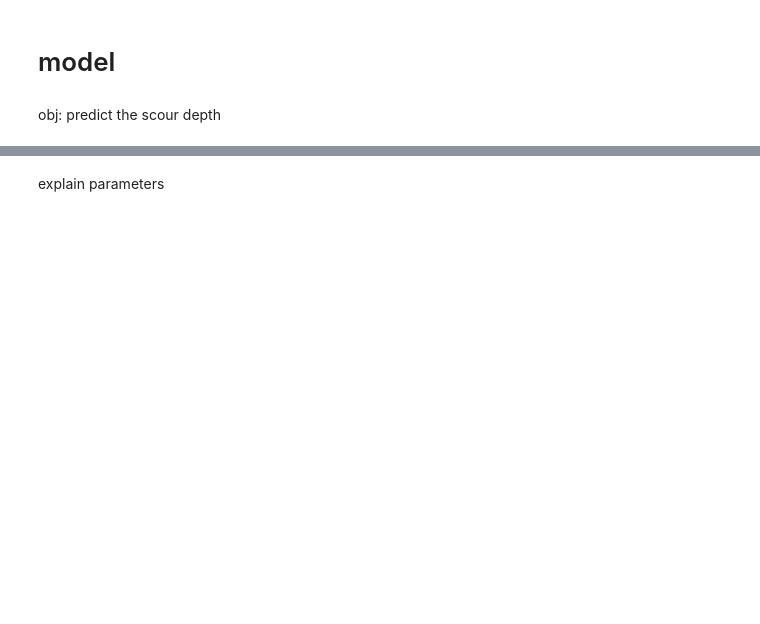
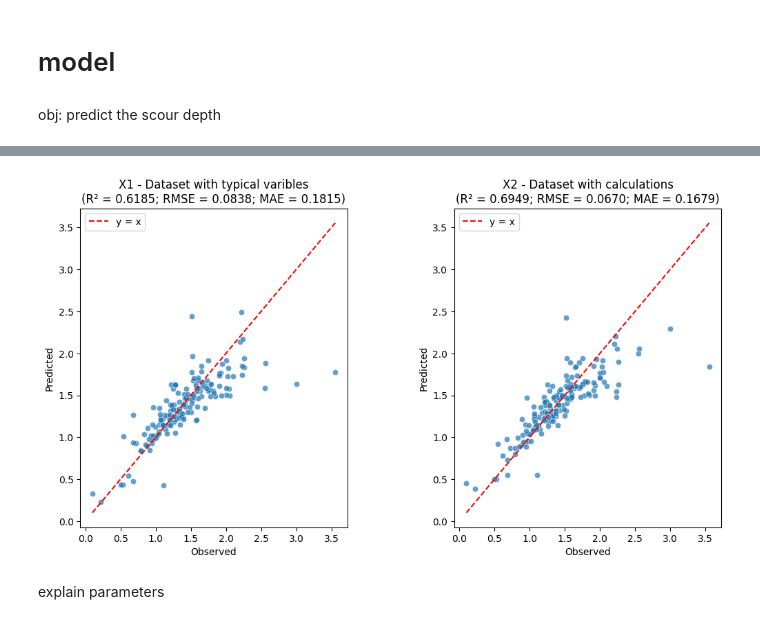
Before and after one commit to vsaengerderache/scour_ai, a Jupyter notebook: scour_ai_main.ipynb, the cells around one changed output, grey strips where cells are left out. Saved outputs shown, nothing was run; the diff lists cells and outputs as text; code cells hidden in the pictures; blank space fills up the shorter version.

```diff
--- a/scour_ai_main.ipynb
+++ b/scour_ai_main.ipynb
@@ -928,0 +989,20 @@ Test : X (170, 48) y (170,)
+# %%
+from sklearn.model_selection import train_test_split
+
+# split data into training and testing sets using indices
+train_idx, test_idx = train_test_split(df_cal.index, test_size=0.4, random_state=42)
+
+# apply the same split to both datasets
+X1_train, X1_test = X1.loc[train_idx], X1.loc[test_idx]
+X2_train, X2_test = X2.loc[train_idx], X2.loc[test_idx]
+y_train, y_test = y.loc[train_idx], y.loc[test_idx]
+
+# convert to numpy arrays if needed
+X1_train_np, X1_test_np = X1_train.to_numpy(), X1_test.to_numpy()
+X2_train_np, X2_test_np = X2_train.to_numpy(), X2_test.to_numpy()
+y_train_np, y_test_np = y_train.to_numpy(), y_test.to_numpy()
+
+# print shapes to verify
+print(f"X1_train shape: {X1_train.shape}, X1_test shape: {X1_test.shape}")
+print(f"X2_train shape: {X2_train.shape}, X2_test shape: {X2_test.shape}")
+print(f"y_train shape: {y_train.shape}, y_test shape: {y_test.shape}")
@@ -929,2 +1082,23 @@ Test : X (170, 48) y (170,)
+# %%
+# @title evaluate model
+def plot_results(ax, y_test, y_pred, r2, rmse, mae, title):
+    sns.scatterplot(x=y_test, y=y_pred, alpha=0.7, ax=ax)
+    lims = [min(y_test.min(), y_pred.min()), max(y_test.max(), y_pred.max())]
+    ax.plot(lims, lims, 'r--', label="y = x")
+    ax.set_xlabel("Observed")
+    ax.set_ylabel("Predicted")
+    ax.legend()
+    ax.set_title(f"{title}\n(R² = {r2:.4f}; RMSE = {rmse:.4f}; MAE = {mae:.4f})")
+
+# crear figura con dos subgráficos
+fig, axes = plt.subplots(1, 2, figsize=(12, 6), gridspec_kw={'wspace': 0.4})
+
+# graficar ambos resultados
+plot_results(axes[0], y_test_1, y_pred_1, r2_1, rmse_1, mae_1, "X1 - Dataset with typical varibles")
+plot_results(axes[1], y_test_2, y_pred_2, r2_2, rmse_2, mae_2, "X2 - Dataset with calculations")
+
+plt.show()
+# %% [output]
+[figure, added]
 # %% [markdown]
 explain parameters
```
Also changed, not shown: parts of 16 cells of this notebook.
